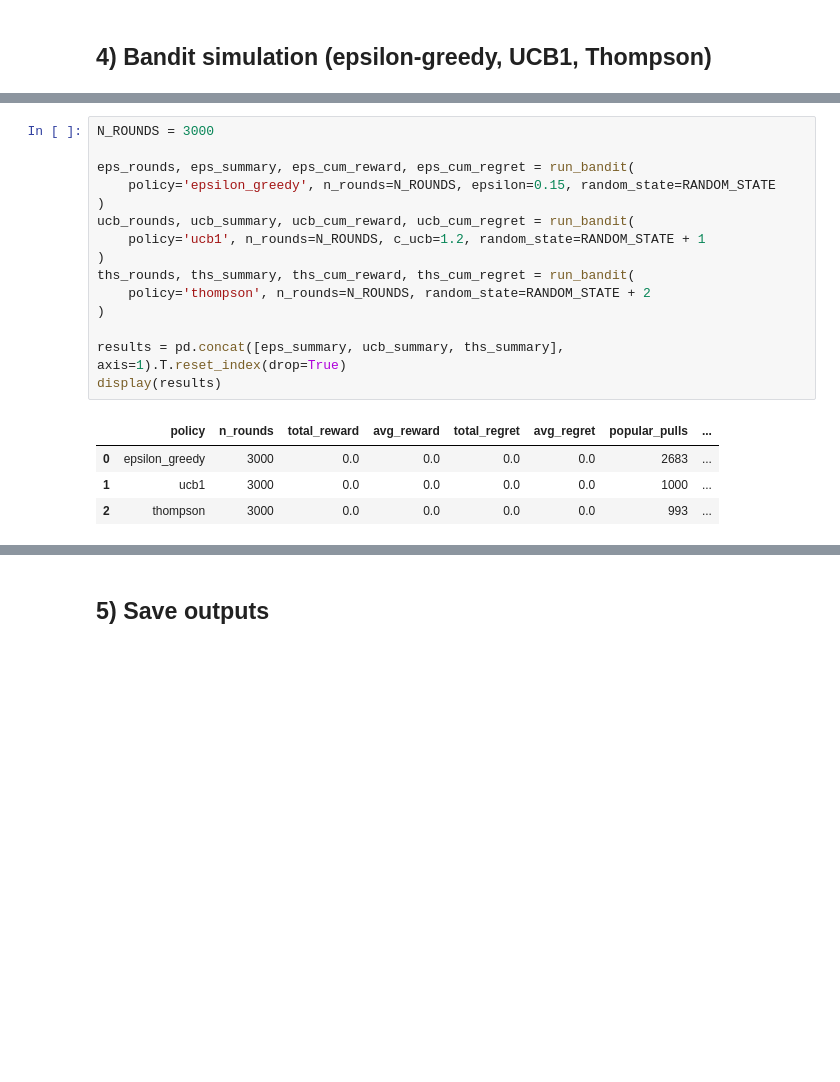
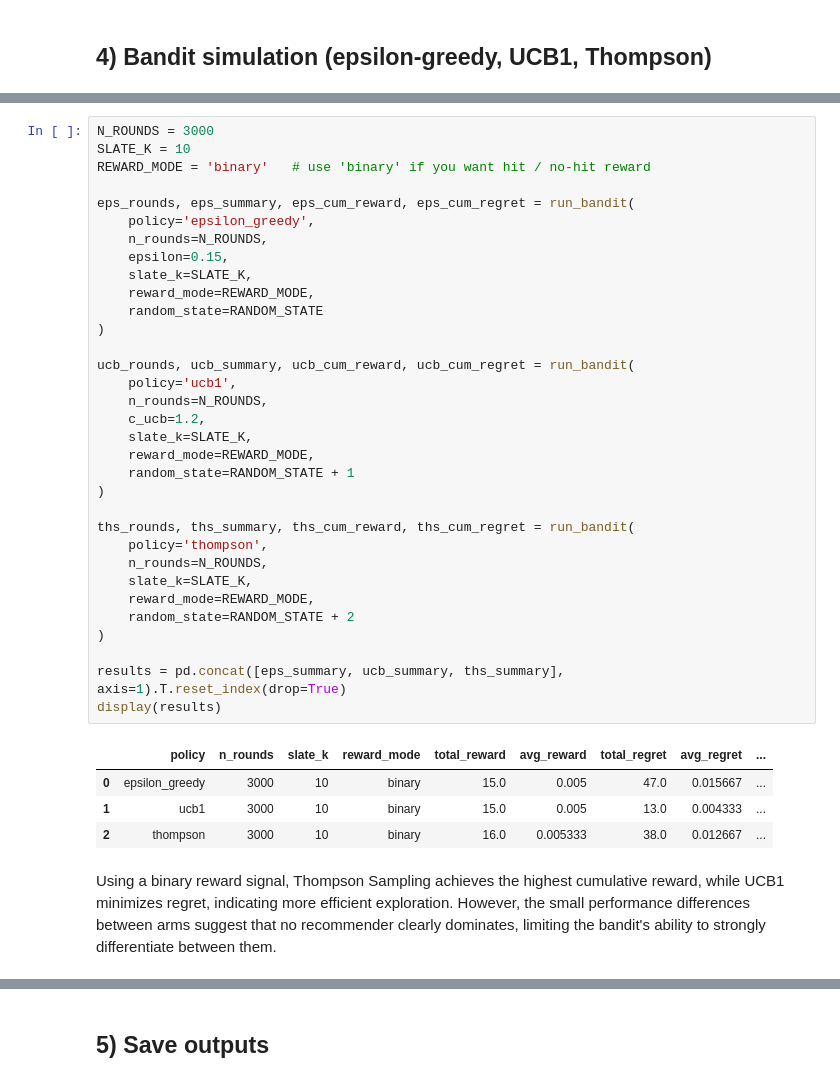
Before and after one commit to sofiiaavetisian/wine-recommendation-system, a Jupyter notebook: bandits/bandits_with_wine_models.ipynb, the cells around one changed output, grey strips where cells are left out. Cells and saved outputs as stored; diff of their text form; blank space fills up the shorter version.

```diff
--- a/bandits/bandits_with_wine_models.ipynb
+++ b/bandits/bandits_with_wine_models.ipynb
@@ -287,24 +332,44 @@ def run_bandit(policy='epsilon_greedy', n_rounds=3000, epsilon=0.15, c_ucb=1.2,
     return rounds_df, pd.Series(summary), np.array(cum_reward), np.array(cum_regret)
 # %%
 N_ROUNDS = 3000
+SLATE_K = 10
+REWARD_MODE = 'binary'   # use 'binary' if you want hit / no-hit reward
 
 eps_rounds, eps_summary, eps_cum_reward, eps_cum_regret = run_bandit(
-    policy='epsilon_greedy', n_rounds=N_ROUNDS, epsilon=0.15, random_state=RANDOM_STATE
+    policy='epsilon_greedy',
+    n_rounds=N_ROUNDS,
+    epsilon=0.15,
+    slate_k=SLATE_K,
+    reward_mode=REWARD_MODE,
+    random_state=RANDOM_STATE
 )
+
 ucb_rounds, ucb_summary, ucb_cum_reward, ucb_cum_regret = run_bandit(
-    policy='ucb1', n_rounds=N_ROUNDS, c_ucb=1.2, random_state=RANDOM_STATE + 1
+    policy='ucb1',
+    n_rounds=N_ROUNDS,
+    c_ucb=1.2,
+    slate_k=SLATE_K,
+    reward_mode=REWARD_MODE,
+    random_state=RANDOM_STATE + 1
 )
+
 ths_rounds, ths_summary, ths_cum_reward, ths_cum_regret = run_bandit(
-    policy='thompson', n_rounds=N_ROUNDS, random_state=RANDOM_STATE + 2
+    policy='thompson',
+    n_rounds=N_ROUNDS,
+    slate_k=SLATE_K,
+    reward_mode=REWARD_MODE,
+    random_state=RANDOM_STATE + 2
 )
 
 results = pd.concat([eps_summary, ucb_summary, ths_summary], axis=1).T.reset_index(drop=True)
 display(results)
 # %% [output]
-|  | policy | n_rounds | total_reward | avg_reward | total_regret | avg_regret | popular_pulls | ... |
-| 0 | epsilon_greedy | 3000 | 0.0 | 0.0 | 0.0 | 0.0 | 2683 | ... |
-| 1 | ucb1 | 3000 | 0.0 | 0.0 | 0.0 | 0.0 | 1000 | ... |
-| 2 | thompson | 3000 | 0.0 | 0.0 | 0.0 | 0.0 | 993 | ... |
+|  | policy | n_rounds | slate_k | reward_mode | total_reward | avg_reward | total_regret | avg_regret | ... |
+| 0 | epsilon_greedy | 3000 | 10 | binary | 15.0 | 0.005 | 47.0 | 0.015667 | ... |
+| 1 | ucb1 | 3000 | 10 | binary | 15.0 | 0.005 | 13.0 | 0.004333 | ... |
+| 2 | thompson | 3000 | 10 | binary | 16.0 | 0.005333 | 38.0 | 0.012667 | ... |
+# %% [markdown]
+Using a binary reward signal, Thompson Sampling achieves the highest cumulative reward, while UCB1 minimizes regret, indicating more efficient exploration. However, the small performance differences between arms suggest that no recommender clearly dominates, limiting the bandit's ability to strongly differentiate between them.
 # %%
 fig, axes = plt.subplots(1, 2, figsize=(14, 4))
 
```
Also changed, not shown: parts of 10 cells of this notebook, 16 other files.
